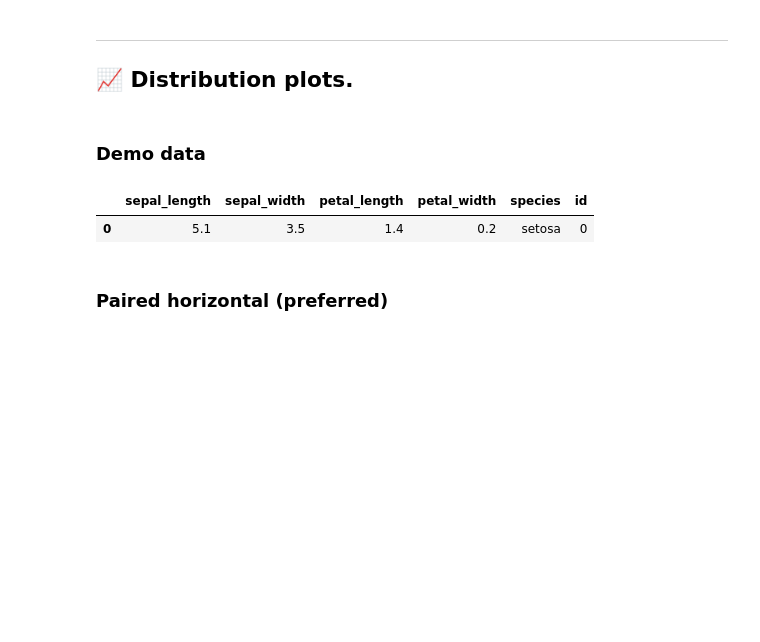
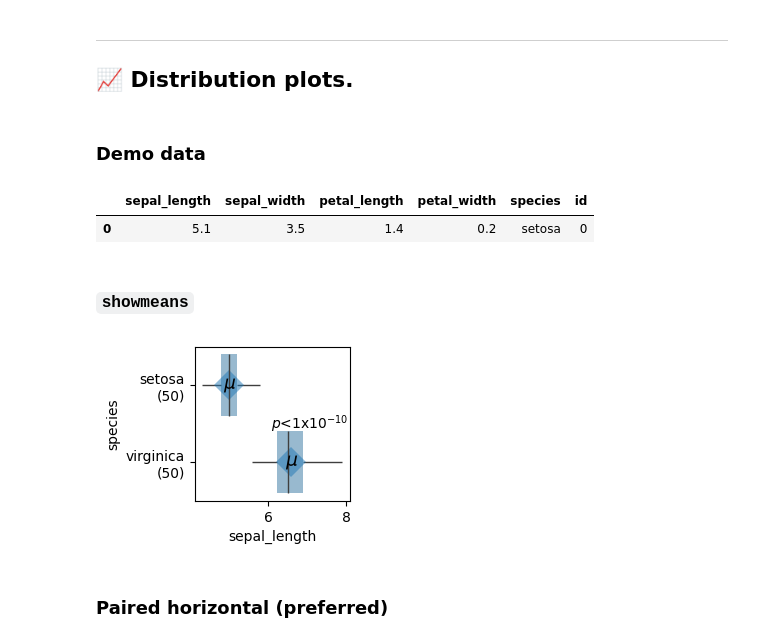
Before and after one commit to rraadd88/roux, a Jupyter notebook: examples/roux_viz_dist.ipynb, the cells around one changed output. Cells and saved outputs as stored; diff of their text form; code cells hidden in the pictures; blank space fills up the shorter version.

```diff
--- a/examples/roux_viz_dist.ipynb
+++ b/examples/roux_viz_dist.ipynb
@@ -23,6 +23,19 @@ df1.head(1)
 # %% [output]
 |  | sepal_length | sepal_width | petal_length | petal_width | species | id |
 | 0 | 5.1 | 3.5 | 1.4 | 0.2 | setosa | 0 |
+# %% [markdown]
+### `showmeans`
+# %%
+fig,ax=plt.subplots(figsize=[2,2])
+from roux.viz.dist import plot_dists
+ax=plot_dists(
+    df1,x='sepal_length',y='species',colindex='id',
+    # showmeans=False,
+    order=['setosa','virginica']
+)
+# to_plot('./outputs/roux_viz_dists/plot_dists_h.png')
+# %% [output]
+[figure, added]
 # %% [markdown]
 ### Paired horizontal (preferred)
 # %%
```
Also changed, not shown: parts of 4 cells of this notebook, 1 other file.
